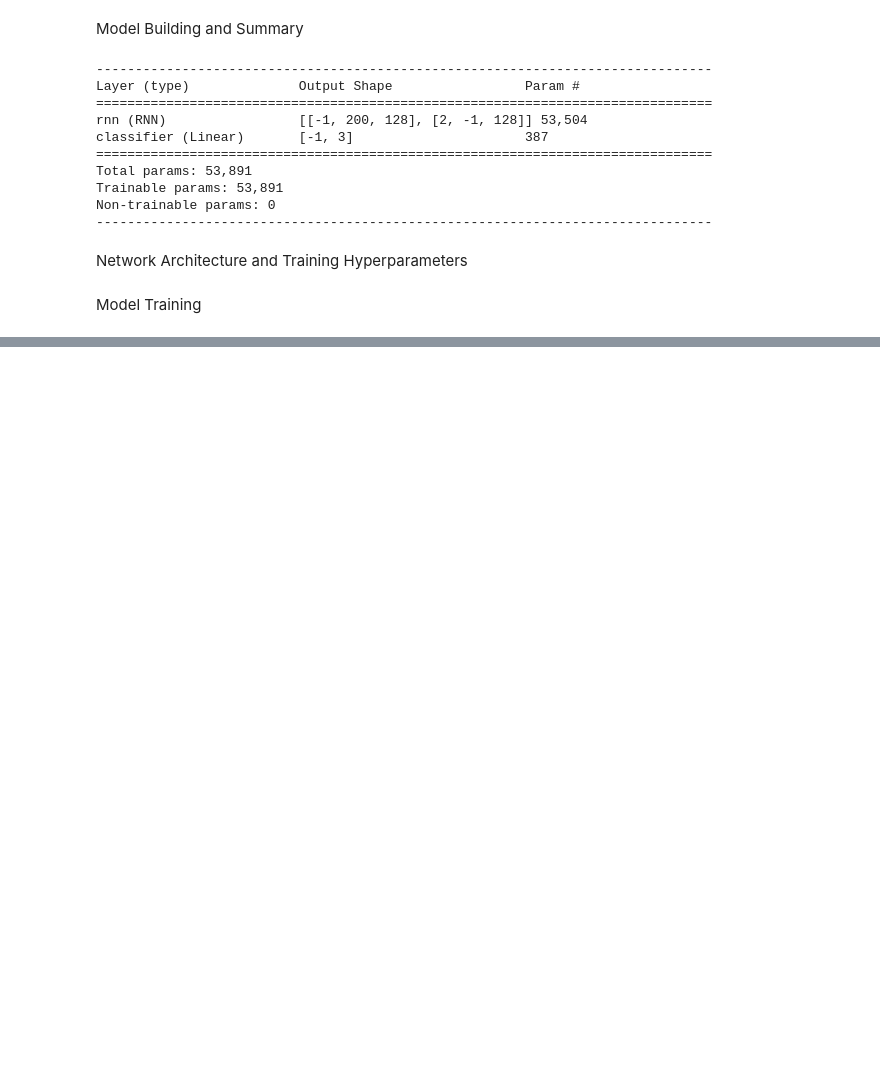
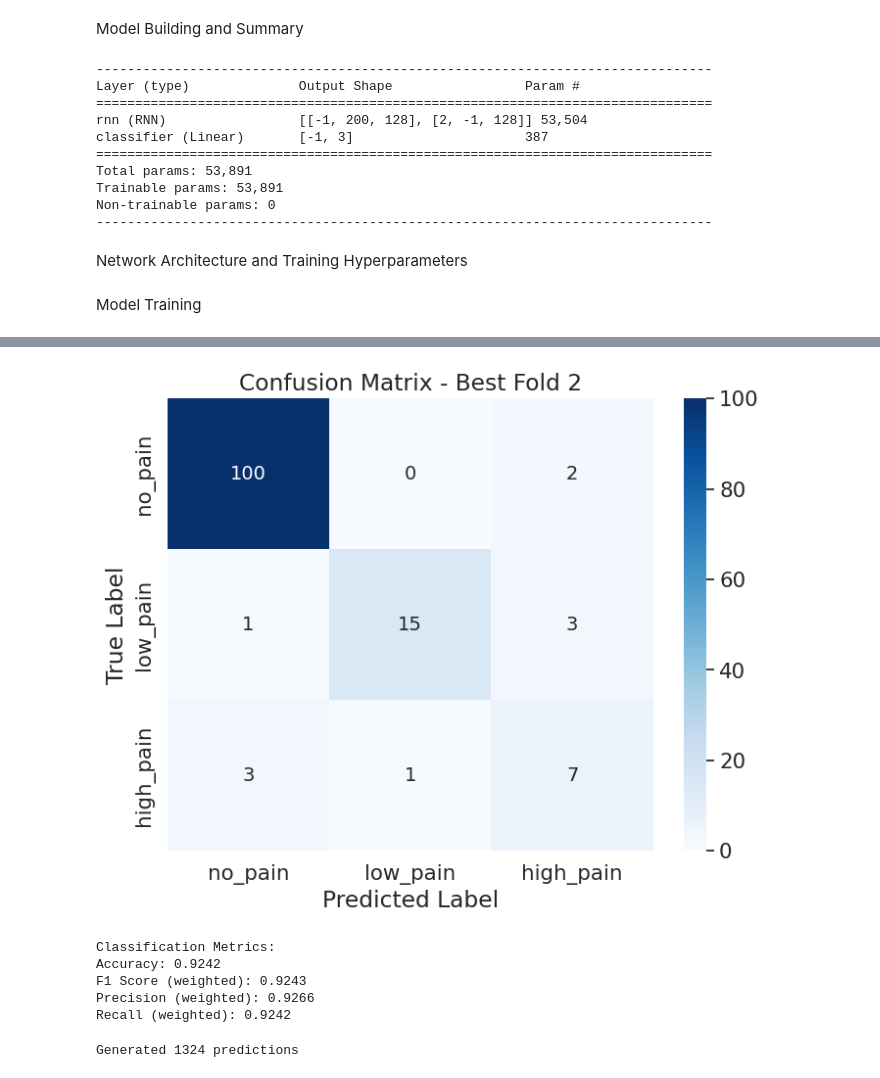
Before and after one commit to lorenzodemontis02/ANNDL_First_Challenge, a Jupyter notebook: challenge.ipynb, the cells around one changed output, grey strips where cells are left out. Cells and saved outputs as stored; diff of their text form; code cells hidden in the pictures; blank space fills up the shorter version.

```diff
--- a/challenge.ipynb
+++ b/challenge.ipynb
@@ -247,6 +188,10 @@ WINDOW_SIZE = 200
 
 # Define the stride for overlapping windows
 STRIDE = 50
+# %%
+# Define constants for model architecture
+input_shape = (WINDOW_SIZE, 30)  # 30 features (joints)
+num_classes = 3  # no_pain, low_pain, high_pain
 # %%
 # Define a function to build sequences from the dataset
 def build_sequences(x_df, y_df, window=200, stride=200):
@@ -972,0 +957,46 @@ F1 score over the validation set: 0.6657
+# %%
+# Recreate the validation data for the best fold
+# You'll need to store val_loader in fold_results during cross-validation
+
+# Get predictions
+best_model.eval()
+all_predictions = []
+all_targets = []
+
+with torch.no_grad():
+    for inputs, targets in best_fold['val_loader']:  # Need to save this in fold_results
+        inputs = inputs.to(device)
+        logits = best_model(inputs)
+        predictions = logits.argmax(dim=1)
+        all_predictions.append(predictions.cpu().numpy())
+        all_targets.append(targets.cpu().numpy())
+
+y_true = np.concatenate(all_targets)
+y_pred = np.concatenate(all_predictions)
+# %%
+# Calculate confusion matrix
+cm = confusion_matrix(y_true, y_pred)
+
+# Plot confusion matrix
+plt.figure(figsize=(8, 6))
+sns.heatmap(cm, annot=True, fmt='d', cmap='Blues',
+            xticklabels=['no_pain', 'low_pain', 'high_pain'],
+            yticklabels=['no_pain', 'low_pain', 'high_pain'])
+plt.title(f'Confusion Matrix - Best Fold {best_fold["fold"]}')
+plt.ylabel('True Label')
+plt.xlabel('Predicted Label')
+plt.show()
+
+# Print classification metrics
+print("\nClassification Metrics:")
+print(f"Accuracy: {accuracy_score(y_true, y_pred):.4f}")
+print(f"F1 Score (weighted): {f1_score(y_true, y_pred, average='weighted'):.4f}")
+print(f"Precision (weighted): {precision_score(y_true, y_pred, average='weighted'):.4f}")
+print(f"Recall (weighted): {recall_score(y_true, y_pred, average='weighted'):.4f}")
+# %% [output]
+[figure, added]
+Classification Metrics:
+Accuracy: 0.9242
+F1 Score (weighted): 0.9243
+Precision (weighted): 0.9266
+Recall (weighted): 0.9242
@@ -972,0 +1036,22 @@ F1 score over the validation set: 0.6657
+# %%
+# Create the test loader
+test_ds = TensorDataset(X_test_tensor, torch.zeros(len(X_test_tensor)))  # Dummy targets
+test_loader = make_loader(test_ds, batch_size=BATCH_SIZE, shuffle=False, drop_last=False)
+
+# Generate predictions using the best model
+best_model.eval()
+all_test_predictions = []
+
+with torch.no_grad():
+    for inputs, _ in test_loader:
+        inputs = inputs.to(device)
+        logits = best_model(inputs)
+        predictions = logits.argmax(dim=1)
+        all_test_predictions.append(predictions.cpu().numpy())
+
+# Concatenate all predictions
+test_predictions = np.concatenate(all_test_predictions)
+
+print(f"Generated {len(test_predictions)} predictions")
+# %% [output]
+Generated 1324 predictions
```
Also changed, not shown: parts of 25 cells of this notebook.
